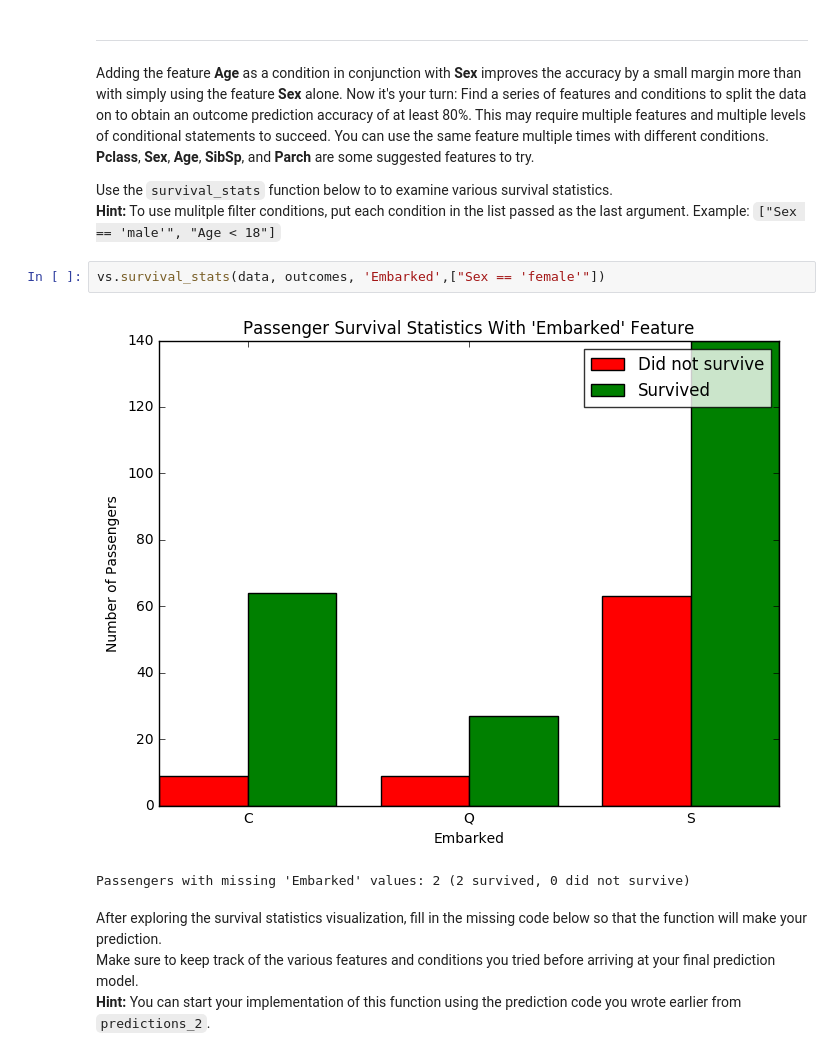
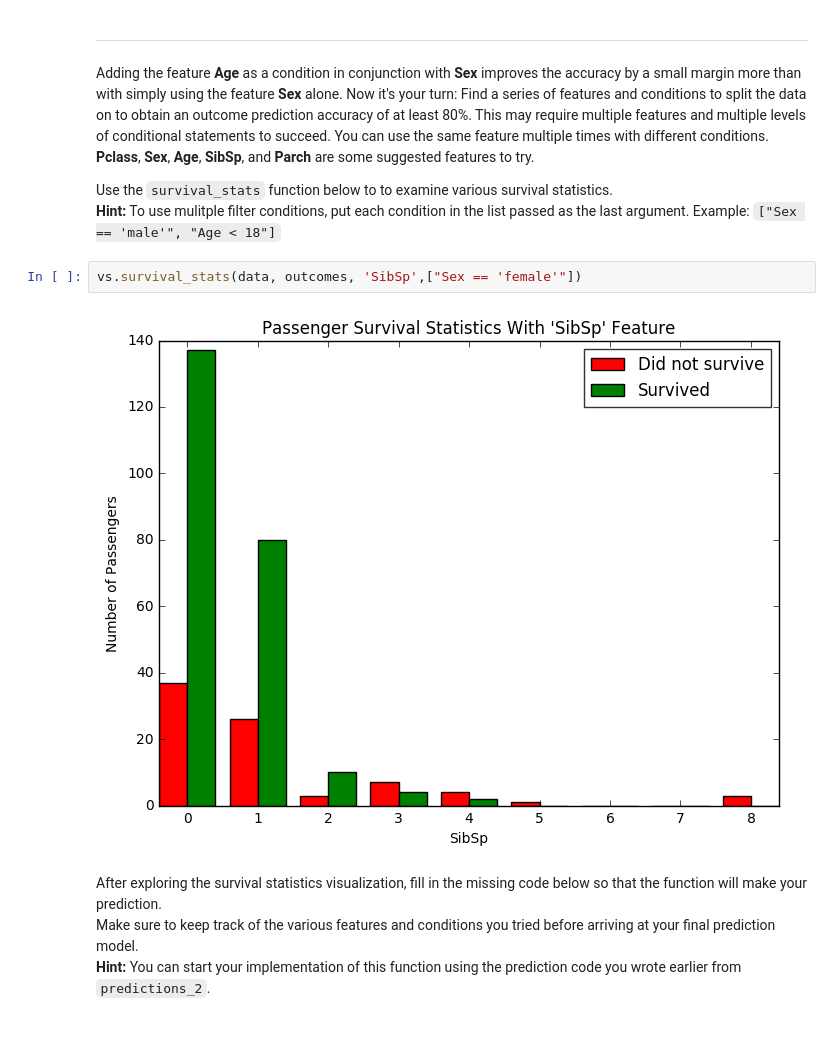
Before and after one commit to PSaraswat10074/titanic_survival_exploration, a Jupyter notebook: titanic_survival_exploration.ipynb, the cells around one changed output. Drawn from its saved outputs; the diff is of its cells as text.

```diff
--- a/titanic_survival_exploration.ipynb
+++ b/titanic_survival_exploration.ipynb
@@ -219,10 +219,9 @@ Adding the feature **Age** as a condition in conjunction with **Sex** improves t
 Use the `survival_stats` function below to to examine various survival statistics.
 **Hint:** To use mulitple filter conditions, put each condition in the list passed as the last argument. Example: `["Sex == 'male'", "Age < 18"]`
 # %%
-vs.survival_stats(data, outcomes, 'Embarked',["Sex == 'female'"])
+vs.survival_stats(data, outcomes, 'SibSp',["Sex == 'female'"])
 # %% [output]
-[figure, old version]
+[figure, new version]
-Passengers with missing 'Embarked' values: 2 (2 survived, 0 did not survive)
 # %% [markdown]
 After exploring the survival statistics visualization, fill in the missing code below so that the function will make your prediction.
 Make sure to keep track of the various features and conditions you tried before arriving at your final prediction model.
```
Also changed, not shown: parts of 3 cells of this notebook, 1 other file.
